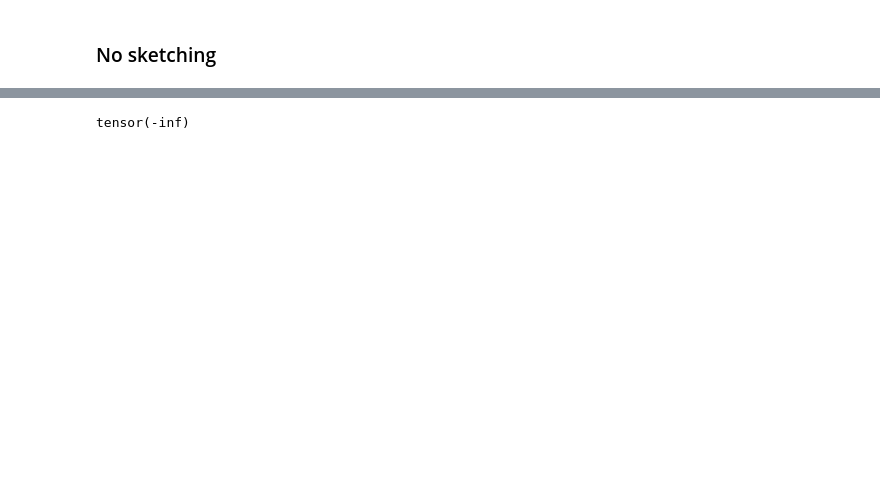
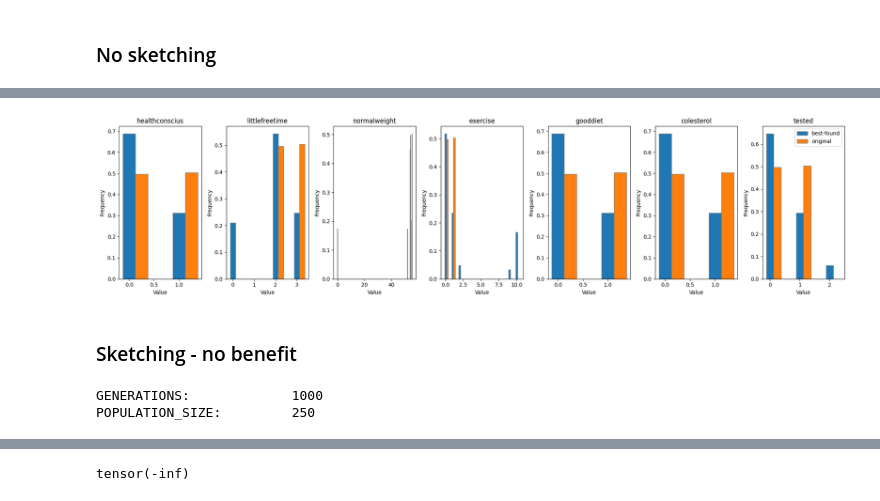
Before and after one commit to r-doz/Evolutionary-PP-Synthesis, a Jupyter notebook: src/test_discrete.ipynb, the cells around one changed output, grey strips where cells are left out. Cells and saved outputs as stored; diff of their text form; code cells hidden in the pictures; blank space fills up the shorter version.

```diff
--- a/src/test_discrete.ipynb
+++ b/src/test_discrete.ipynb
@@ -527,2 +463,11 @@ tensor(-4.0138)
 # %% [markdown]
 ### No sketching
+# %%
+file = open("C:/Users/birik/github/PonyGE2/results/"+model_name+"/no-sketch/parameters.txt", 'r')
+info = ''
+for line in file.readlines():
+    if 'GENERATIONS' in line or 'POPULATION_SIZE' in line:
+        info += line
+file.close()
+
+print(info)
@@ -528,0 +477,22 @@ tensor(-4.0138)
+# %%
+file = open("C:/Users/birik/github/PonyGE2/results/"+model_name+"/no-sketch/best.txt", 'r')
+text_bf = ''
+flag = False
+for line in file.readlines():
+    if 'Phenotype' in line:
+        flag = True
+        continue
+    if 'Genotype' in line:
+        flag = False
+        break
+    if flag:
+        text_bf += line + ' '
+file.close()
+
+soga_bf = preprocess_program(text_bf)
+compiledText=compile2SOGA_text(soga_bf)
+cfg = produce_cfg_text(compiledText)
+output_dist = start_SOGA(cfg)
+
+fitness_bf = compute_likelihood(output_dist, data_var_list, data)
+print(fitness_bf)
@@ -528,0 +518,21 @@ tensor(-4.0138)
+# %%
+samples = sample_gmm(output_dist, 5000)
+# %%
+# data from best found
+create_histograms([samples, data], ['best-found', 'original'], output_dist.var_list)
+# %% [output]
+[figure, added]
+# %% [markdown]
+### Sketching - no benefit
+# %%
+file = open("C:/Users/birik/github/PonyGE2/results/"+model_name+"/sketch-noben/parameters.txt", 'r')
+info = ''
+for line in file.readlines():
+    if 'GENERATIONS' in line or 'POPULATION_SIZE' in line:
+        info += line
+file.close()
+
+print(info)
+# %% [output]
+GENERATIONS:             1000
+POPULATION_SIZE:         250
```
Also changed, not shown: parts of 64 cells of this notebook, 18 other files.
